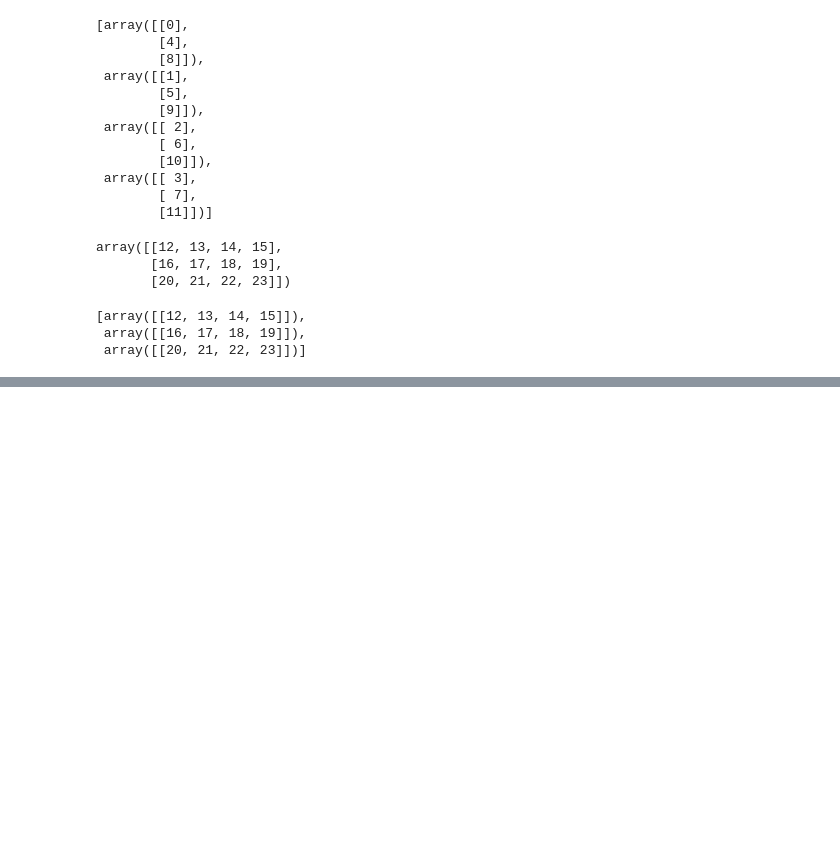
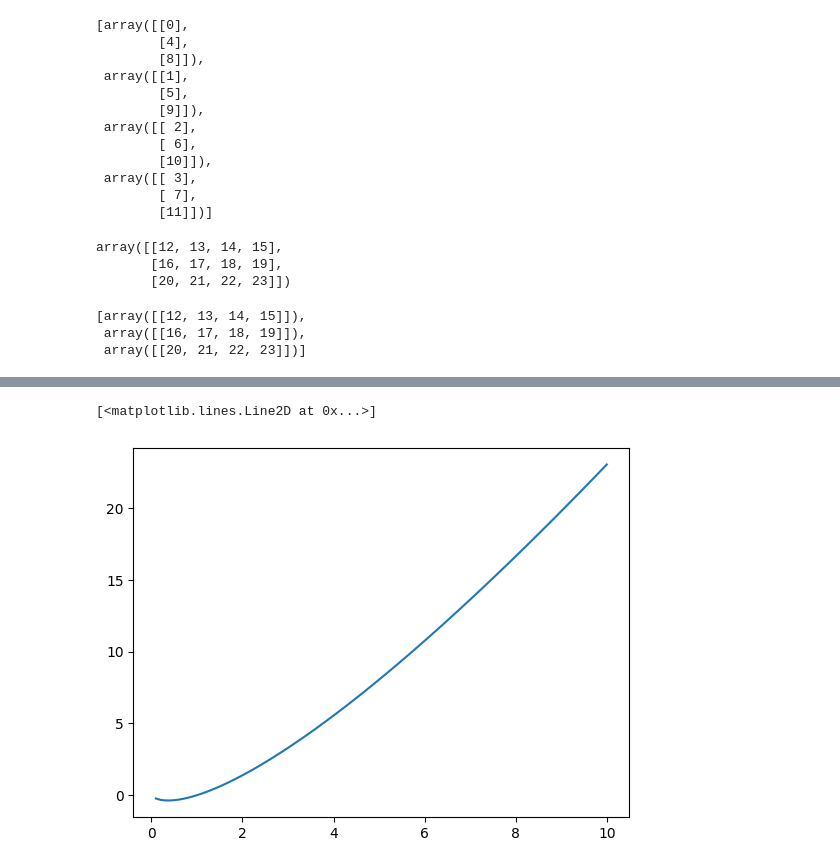
Before and after one commit to InfinityxR9/Python, a Jupyter notebook: ML/numpy.ipynb, the cells around one changed output, grey strips where cells are left out. Cells and saved outputs as stored; diff of their text form; code cells hidden in the pictures; blank space fills up the shorter version.

```diff
--- a/ML/numpy.ipynb
+++ b/ML/numpy.ipynb
@@ -608,0 +1036,11 @@ np.vsplit(a5, 3)
+# %%
+# y = x log x
+
+x = np.linspace(0.1, 10, 100)
+
+y = np.log(x)
+
+plt.plot(x, x*y)
+# %% [output]
+[<matplotlib.lines.Line2D at 0x...>]
+[figure, added]
```
Also changed, not shown: parts of 40 cells of this notebook.
